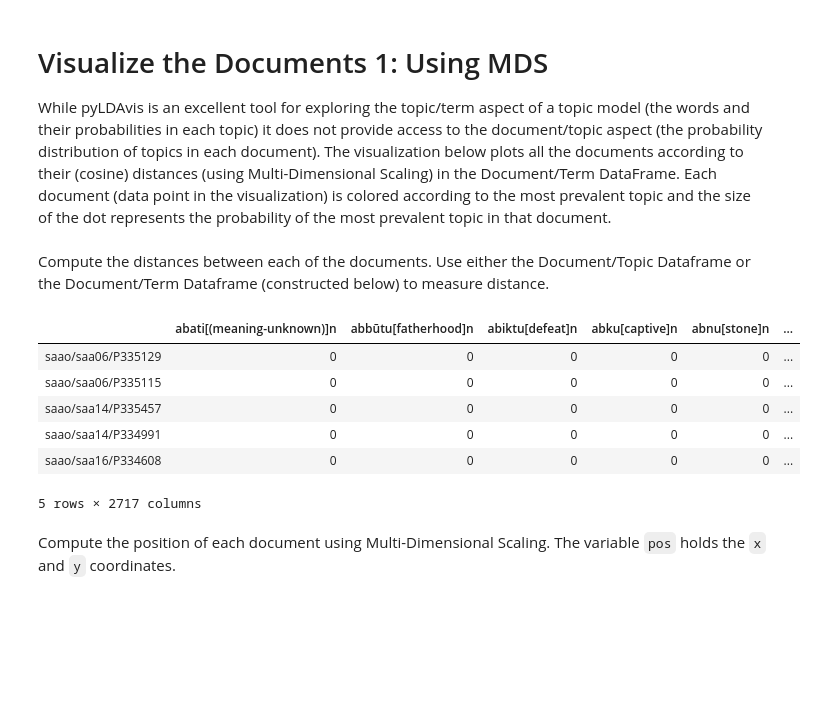
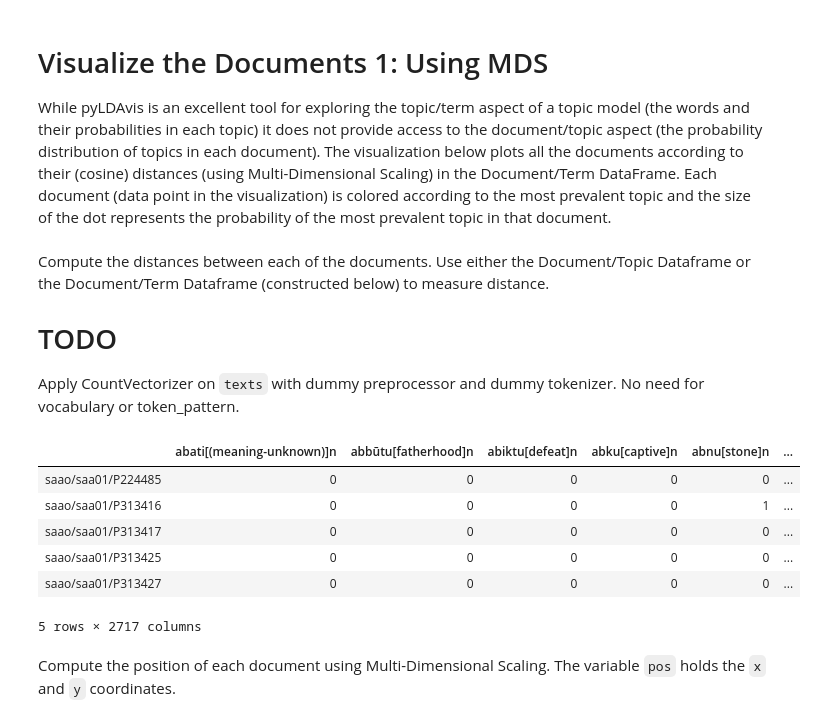
Before and after one commit to niekveldhuis/CTWAG2017, a Jupyter notebook: visualize_topic_model.ipynb, the cells around one changed output. Saved outputs shown, nothing was run; the diff lists cells and outputs as text; code cells hidden in the pictures; blank space fills up the shorter version.

```diff
--- a/visualize_topic_model.ipynb
+++ b/visualize_topic_model.ipynb
@@ -69,5 +72,5 @@ Create a DataFrame of `id_text` and `text_name` equivalencies, with `id_text` se
 # %%
 ids_names = data[['id_text','text_name']].drop_duplicates().set_index('id_text')
-df = pd.merge(ids_names, df, right_index=True, left_index=True)
+df = pd.merge(df, ids_names, right_index=True, left_index=True)
 df.head()
 # %% [output]
@@ -365,18 +370,23 @@ from scipy.spatial.distance import pdist, squareform
 from sklearn.manifold import MDS
 # %% [markdown]
 Compute the distances between each of the documents. Use either the Document/Topic Dataframe or the Document/Term Dataframe (constructed below) to measure distance.
+
+# TODO
+Apply CountVectorizer on `texts` with dummy preprocessor and dummy tokenizer. No need for vocabulary or token_pattern.
 # %%
-cv = CountVectorizer(analyzer='word', token_pattern=r'[^ ]+', vocabulary=list(t_t_df.columns.values))
-dtm = cv.fit_transform(df['text'])
+cv = CountVectorizer(analyzer='word', preprocessor=lambda x: x, tokenizer=lambda x: x)
+dtm = cv.fit_transform(texts)
+#cv = CountVectorizer(analyzer='word', token_pattern=r'[^ ]+', vocabulary=list(t_t_df.columns.values))
+#dtm = cv.fit_transform(df['text'])
 dtm_df = pd.DataFrame(dtm.toarray(), columns = cv.get_feature_names(), index = df.index.values)
 dtm_df.head()
 # %% [output]
 |  | abati[(meaning-unknown)]n | abbūtu[fatherhood]n | abiktu[defeat]n | abku[captive]n | abnu[stone]n | ... |
-| saao/saa06/P335129 | 0 | 0 | 0 | 0 | 0 | ... |
-| saao/saa06/P335115 | 0 | 0 | 0 | 0 | 0 | ... |
-| saao/saa14/P335457 | 0 | 0 | 0 | 0 | 0 | ... |
-| saao/saa14/P334991 | 0 | 0 | 0 | 0 | 0 | ... |
-| saao/saa16/P334608 | 0 | 0 | 0 | 0 | 0 | ... |
+| saao/saa01/P224485 | 0 | 0 | 0 | 0 | 0 | ... |
+| saao/saa01/P313416 | 0 | 0 | 0 | 0 | 1 | ... |
+| saao/saa01/P313417 | 0 | 0 | 0 | 0 | 0 | ... |
+| saao/saa01/P313425 | 0 | 0 | 0 | 0 | 0 | ... |
+| saao/saa01/P313427 | 0 | 0 | 0 | 0 | 0 | ... |
 5 rows × 2717 columns
 # %%
 dist = squareform(pdist(dtm_df, 'cosine'))
```
Also changed, not shown: parts of 33 cells of this notebook, 2 other files.
